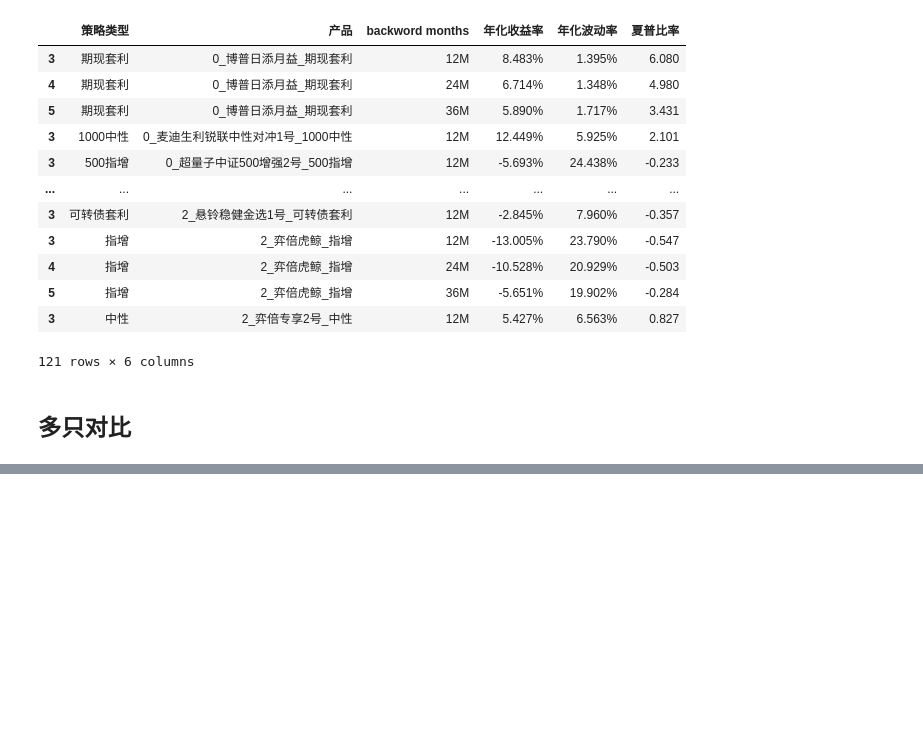
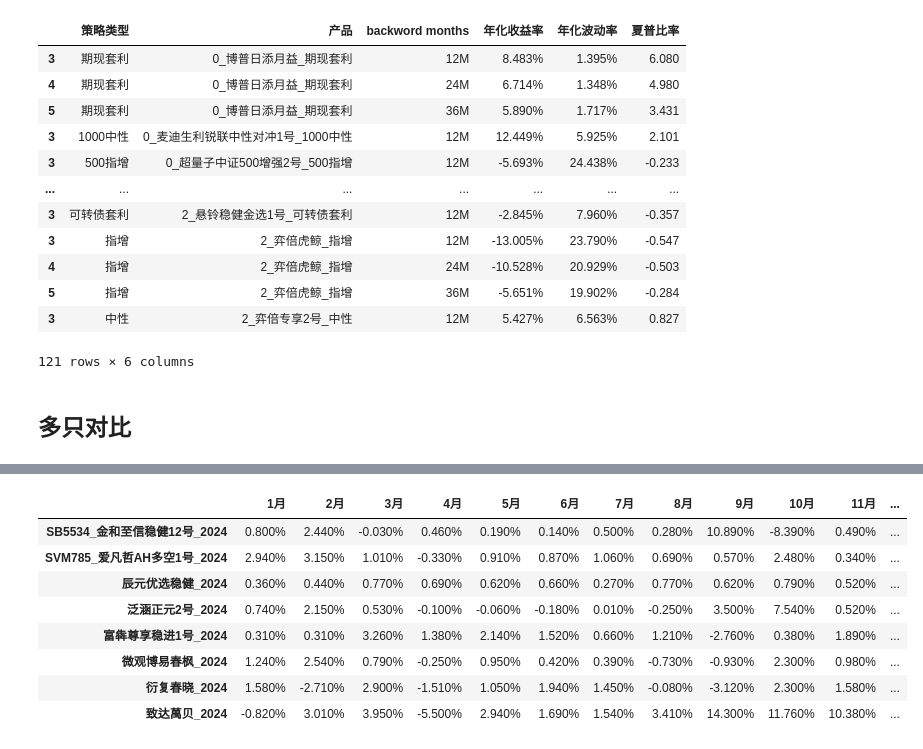
Before and after one commit to Euclid-Jie/nav_analysis, a Jupyter notebook: nav_analysis.ipynb, the cells around one changed output, grey strips where cells are left out. Cells and saved outputs as stored; diff of their text form; code cells hidden in the pictures; blank space fills up the shorter version.

```diff
--- a/nav_analysis.ipynb
+++ b/nav_analysis.ipynb
@@ -176,16 +200,19 @@ import numpy as np
 nav_analysis_config = NavAnalysisConfig(
     bench_data_path=Path(r"C:\Euclid_Jie\barra\src\nav_analysis\index_data.csv"),
     nav_data_path=[
-        Path(
-            r"C:\Users\Ouwei\Desktop\nav_data\净值库1101\按策略分\500增强\宽德500S-SVN545.xlsx"
-        ),
-        Path(
-            r"C:\Users\Ouwei\Desktop\nav_data\净值库1101\按策略分\500增强\赫富500G-SQF460.xlsx"
-        ),
+        # Path(
+        #     r"C:\Users\Ouwei\Desktop\nav_data\六禾光辉岁月产品净值表.xlsx"
+        # ),
+        # Path(
+        #     r"C:\Users\Ouwei\Desktop\nav_data\六禾致谦产品净值表.xlsx"
+        # ),
+        # i
+        # for i in Path(
+        #     r"C:\Euclid_Jie\barra\src\nav_analysis\FOF"
+        # ).rglob("*.xlsx")
     ],
-    # begin_date=np.datetime64("2023-12-31"),
-    # end_date=np.datetime64("2024-06-07"),
-    open_html=False,
+    # begin_date=np.datetime64("2024-01-01"),
+    open_html=True,
     benchmark="SHSE.000905",
 )
 demo = CompareNavAnalysis(nav_analysis_config, strip_date=False)
@@ -223,0 +251,12 @@ rtn_df
+# %%
+demo.monthly_rtn_df
+# %% [output]
+|  | 1月 | 2月 | 3月 | 4月 | 5月 | 6月 | 7月 | 8月 | 9月 | 10月 | 11月 | ... |
+| SB5534_金和至信稳健12号_2024 | 0.800% | 2.440% | -0.030% | 0.460% | 0.190% | 0.140% | 0.500% | 0.280% | 10.890% | -8.390% | 0.490% | ... |
+| SVM785_爱凡哲AH多空1号_2024 | 2.940% | 3.150% | 1.010% | -0.330% | 0.910% | 0.870% | 1.060% | 0.690% | 0.570% | 2.480% | 0.340% | ... |
+| 辰元优选稳健_2024 | 0.360% | 0.440% | 0.770% | 0.690% | 0.620% | 0.660% | 0.270% | 0.770% | 0.620% | 0.790% | 0.520% | ... |
+| 泛涵正元2号_2024 | 0.740% | 2.150% | 0.530% | -0.100% | -0.060% | -0.180% | 0.010% | -0.250% | 3.500% | 7.540% | 0.520% | ... |
+| 富犇尊享稳进1号_2024 | 0.310% | 0.310% | 3.260% | 1.380% | 2.140% | 1.520% | 0.660% | 1.210% | -2.760% | 0.380% | 1.890% | ... |
+| 微观博易春枫_2024 | 1.240% | 2.540% | 0.790% | -0.250% | 0.950% | 0.420% | 0.390% | -0.730% | -0.930% | 2.300% | 0.980% | ... |
+| 衍复春晓_2024 | 1.580% | -2.710% | 2.900% | -1.510% | 1.050% | 1.940% | 1.450% | -0.080% | -3.120% | 2.300% | 1.580% | ... |
+| 致达萬贝_2024 | -0.820% | 3.010% | 3.950% | -5.500% | 2.940% | 1.690% | 1.540% | 3.410% | 14.300% | 11.760% | 10.380% | ... |
```
Also changed, not shown: parts of 18 cells of this notebook, 12 other files.
